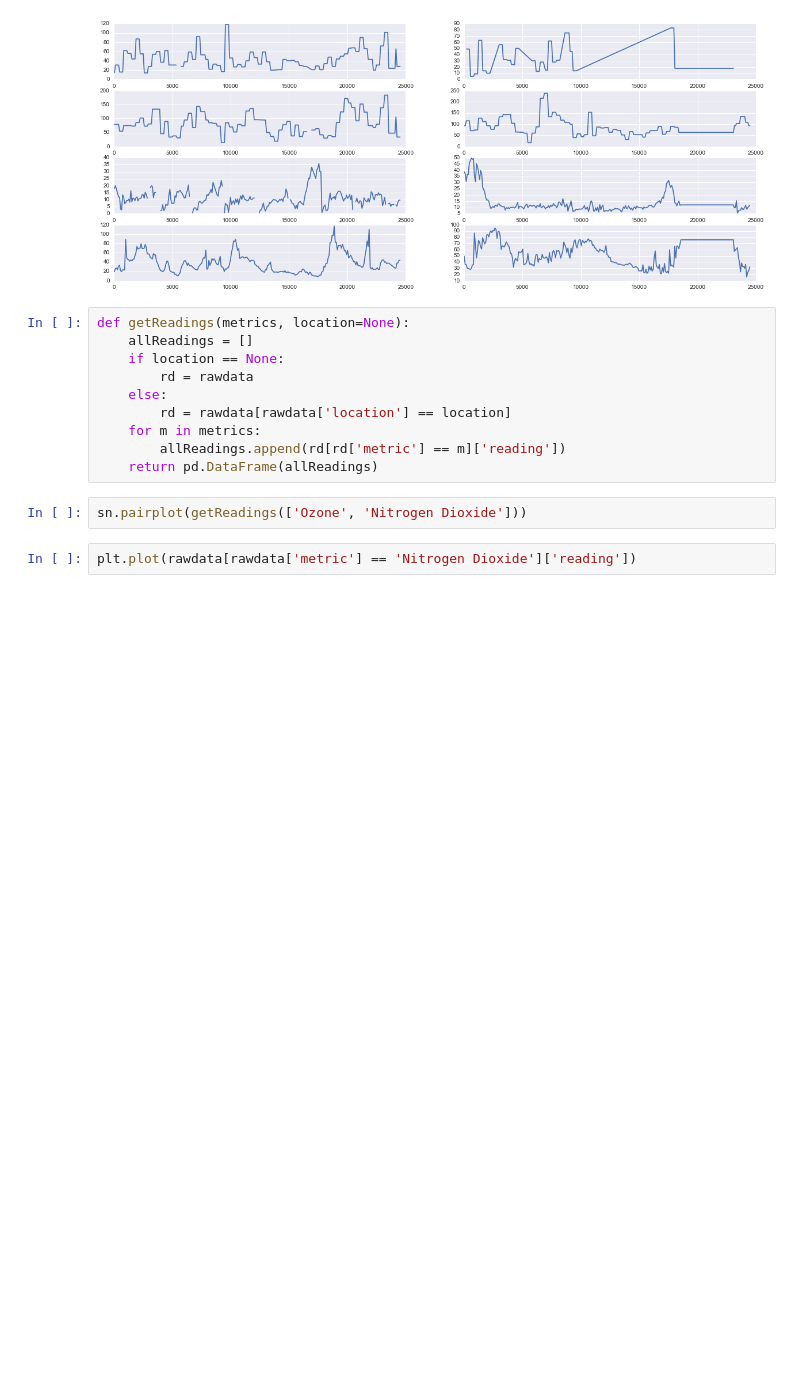
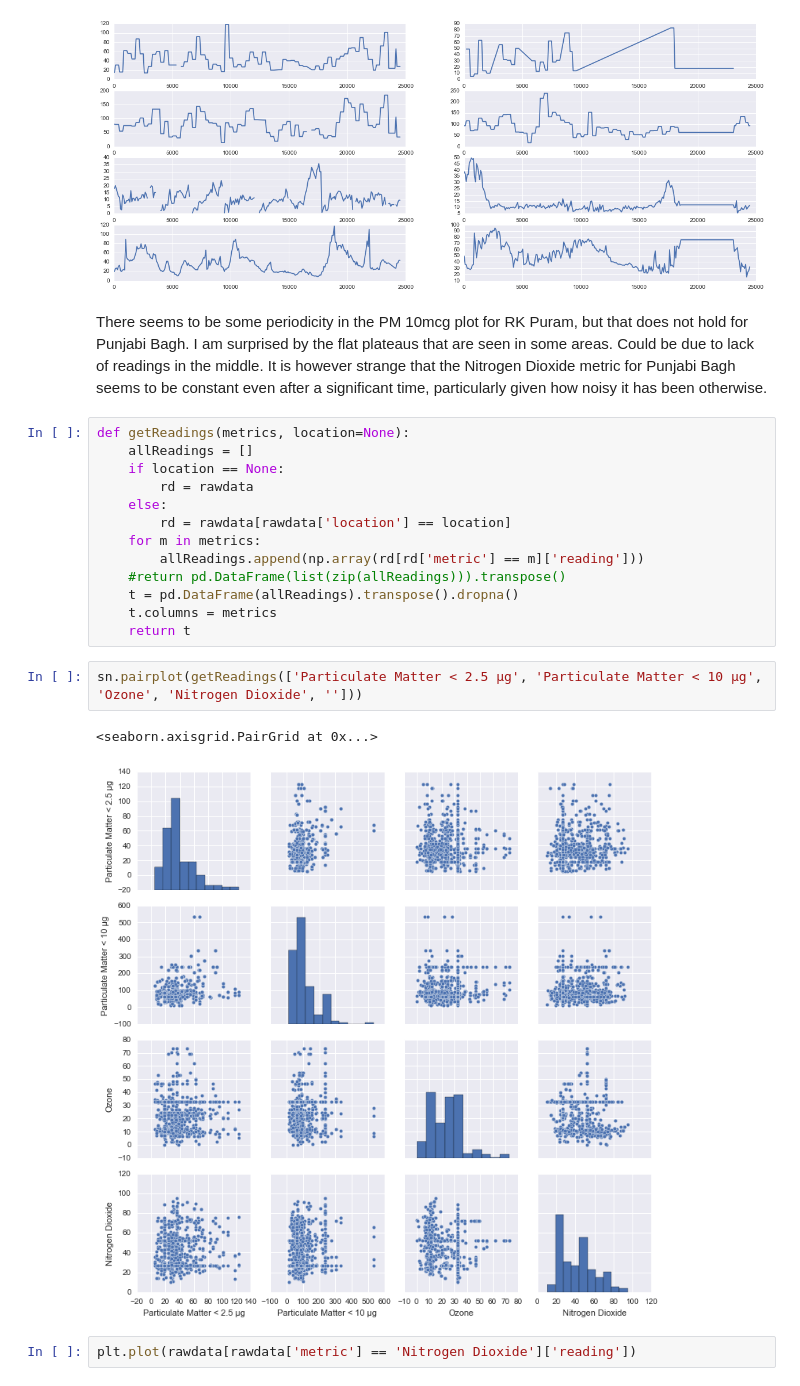
Before and after one commit to esawtooth/esawtooth.github.io, a Jupyter notebook: content/2016-08-26-delhi-pollution.ipynb, the cells around one changed output. Cells and saved outputs as stored; diff of their text form; blank space fills up the shorter version.

```diff
--- a/content/2016-08-26-delhi-pollution.ipynb
+++ b/content/2016-08-26-delhi-pollution.ipynb
@@ -216,6 +219,8 @@ ax2.plot(rawdata[(rawdata['metric'] == 'Nitrogen Dioxide') & (rawdata['location'
 # %% [output]
 [<matplotlib.lines.Line2D at 0x...>]
 [figure]
+# %% [markdown]
+There seems to be some periodicity in the PM 10mcg plot for RK Puram, but that does not hold for Punjabi Bagh. I am surprised by the flat plateaus that are seen in some areas. Could be due to lack of readings in the middle. It is however strange that the Nitrogen Dioxide metric for Punjabi Bagh seems to be constant even after a significant time, particularly given how noisy it has been otherwise.
 # %%
 def getReadings(metrics, location=None):
     allReadings = []
@@ -224,10 +229,16 @@ def getReadings(metrics, location=None):
     else:
         rd = rawdata[rawdata['location'] == location]
     for m in metrics:
-        allReadings.append(rd[rd['metric'] == m]['reading'])
-    return pd.DataFrame(allReadings)
+        allReadings.append(np.array(rd[rd['metric'] == m]['reading']))
+    #return pd.DataFrame(list(zip(allReadings))).transpose()
+    t = pd.DataFrame(allReadings).transpose().dropna()
+    t.columns = metrics
+    return t
 # %%
-sn.pairplot(getReadings(['Ozone', 'Nitrogen Dioxide']))
+sn.pairplot(getReadings(['Particulate Matter < 2.5 µg', 'Particulate Matter < 10 µg', 'Ozone', 'Nitrogen Dioxide', '']))
+# %% [output]
+<seaborn.axisgrid.PairGrid at 0x...>
+[figure, added]
 # %%
 plt.plot(rawdata[rawdata['metric'] == 'Nitrogen Dioxide']['reading'])
 # %% [output]
```
Also changed, not shown: parts of 4 cells of this notebook, 20 other files.
